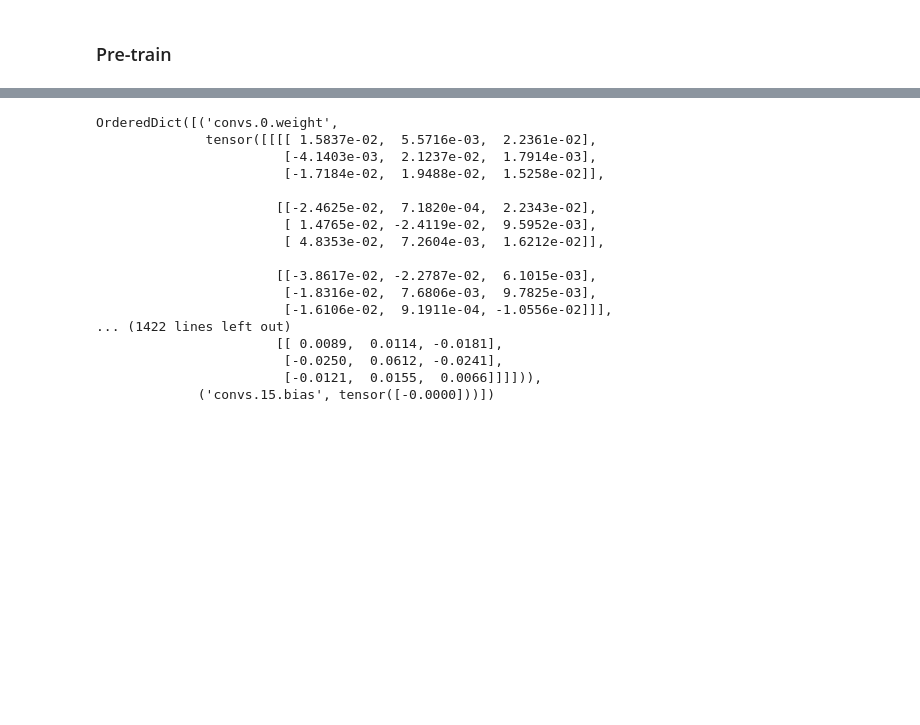
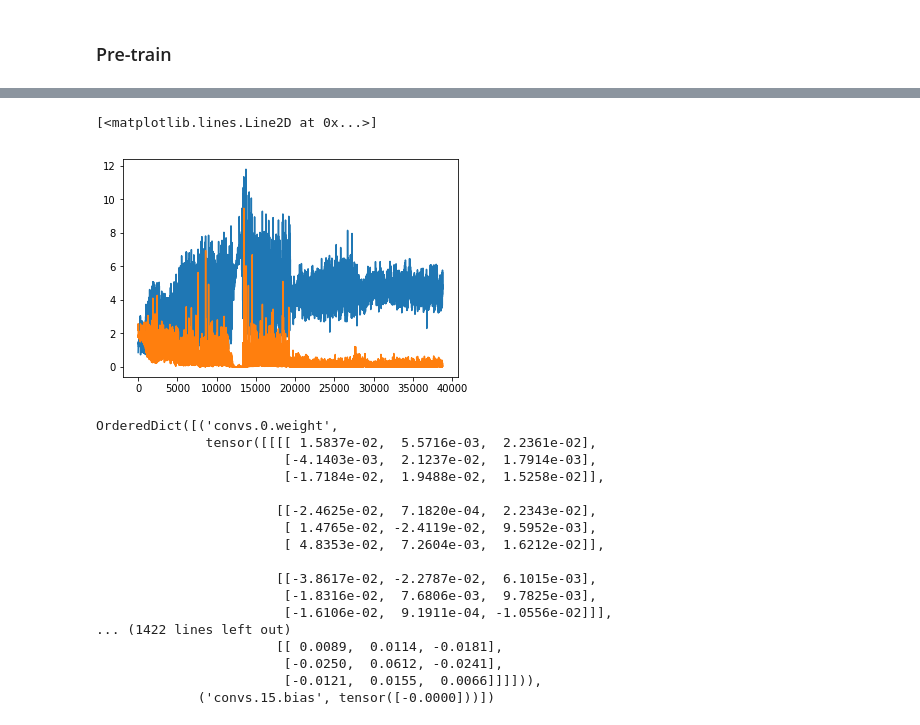
Before and after one commit to teejs2012/virtual_avatar, a Jupyter notebook: jupyter cartoonGAN.ipynb, the cells around one changed output, grey strips where cells are left out. Saved outputs shown, nothing was run; the diff lists cells and outputs as text; code cells hidden in the pictures; blank space fills up the shorter version.

```diff
--- a/jupyter cartoonGAN.ipynb
+++ b/jupyter cartoonGAN.ipynb
@@ -31,7 +31,7 @@ ndf=32
 nb=8
 #input size
 input_size=256
-train_epoch=100
+train_epoch=50
 pre_train_epoch=10
 #Discriminator learning rate, default=0.0002
 lrD=0.0002
@@ -219,3 +207,13 @@ Pre-training start!
+# %%
+train_hist = {}
+train_hist['Disc_loss'] = []
+train_hist['Gen_loss'] = []
+train_hist['Con_loss'] = []
+train_hist['per_epoch_time'] = []
+train_hist['total_time'] = []
+train_hist['Gen_loss_one_epoch']=[]
+train_hist['Disc_loss_one_epoch']=[]
+train_hist['Con_loss_one_epoch']=[]
 # %%
 print('training start!')
 start_time = time.time()
@@ -265,7 +263,10 @@ for epoch in range(train_epoch):
         G_feature = VGG((G_ + 1) / 2)
         Con_loss = con_lambda * L1_loss(G_feature, x_feature.detach())
 
-        Gen_loss = D_fake_loss + Con_loss
+#         Gen_loss = D_fake_loss + Con_loss
+#         Gen_loss = D_fake_loss
+        Gen_loss = D_fake_loss + 0.5 * Con_loss
+
         Gen_losses.append(D_fake_loss.item())
         train_hist['Gen_loss'].append(D_fake_loss.item())
         Con_losses.append(Con_loss.item())
@@ -277,9 +278,17 @@ for epoch in range(train_epoch):
 
     per_epoch_time = time.time() - epoch_start_time
     train_hist['per_epoch_time'].append(per_epoch_time)
+
+    Gen_loss_avg = torch.mean(torch.FloatTensor(Gen_losses))
+    Con_loss_avg = torch.mean(torch.FloatTensor(Con_losses))
+    Disc_loss_avg =  torch.mean(torch.FloatTensor(Disc_losses))
+
+    train_hist['Gen_loss_one_epoch'].append(Gen_loss_avg)
+    train_hist['Disc_loss_one_epoch'].append(Disc_loss_avg)
+    train_hist['Con_loss_one_epoch'].append(Con_loss_avg)
+
     print(
-    '[%d/%d] - time: %.2f, Disc loss: %.3f, Gen loss: %.3f, Con loss: %.3f' % ((epoch + 1), train_epoch, per_epoch_time, torch.mean(torch.FloatTensor(Disc_losses)),
-        torch.mean(torch.FloatTensor(Gen_losses)), torch.mean(torch.FloatTensor(Con_losses))))
+    '[%d/%d] - time: %.2f, Disc loss: %.3f, Gen loss: %.3f, Con loss: %.3f' % ((epoch + 1), train_epoch, per_epoch_time, Disc_loss_avg, Gen_loss_avg, Con_loss_avg))
 
     with torch.no_grad():
         G.eval()
@@ -315,3 +338,9 @@ Avg one epoch time: 3.67, total 1 epochs time: 5.10
+# %%
+plt.plot(train_hist['Gen_loss'])
+plt.plot(train_hist['Disc_loss'])
+# %% [output]
+[<matplotlib.lines.Line2D at 0x...>]
+[figure, added]
 # %%
 torch.save(G.state_dict(), os.path.join(name + '_results',  'generator_param.pkl'))
 torch.save(D.state_dict(), os.path.join(name + '_results',  'discriminator_param.pkl'))
```
Also changed, not shown: parts of 5 cells of this notebook, 24 other files.
